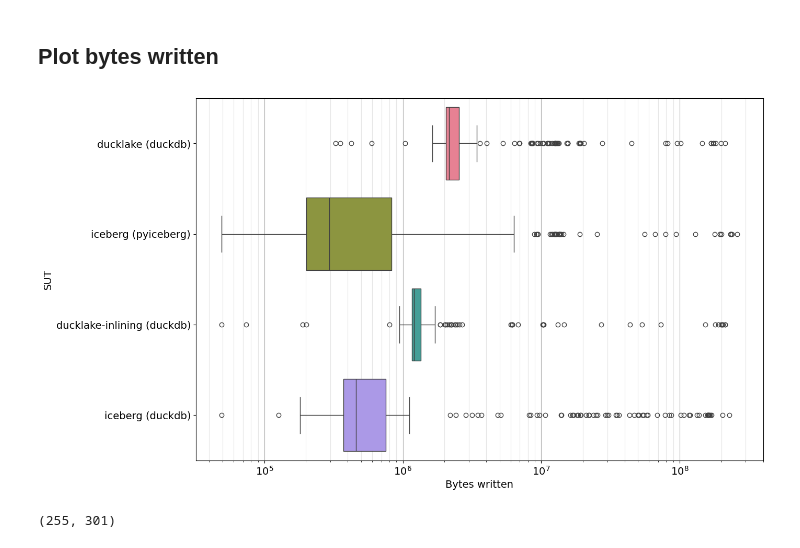
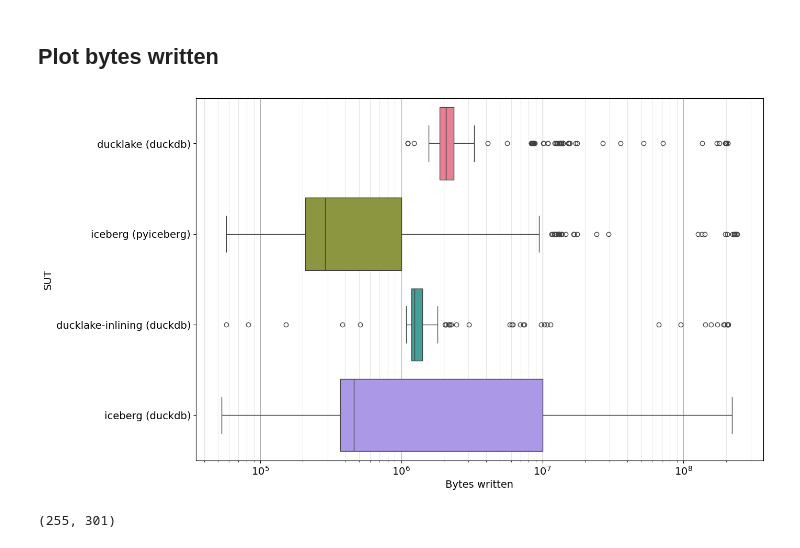
Before and after one commit to schmidtvinicius/thesis, a Jupyter notebook: benchmark/analysis/analysis-inidividual.ipynb, the cells around one changed output. Drawn from its saved outputs; the diff is of its cells as text; code cells hidden in the pictures.

```diff
--- a/benchmark/analysis/analysis-inidividual.ipynb
+++ b/benchmark/analysis/analysis-inidividual.ipynb
@@ -126,27 +127,27 @@ def get_bytes_written(experiment_ids: list[int]):
                         f"WHERE experiment_id IN ({",".join(["?" for _ in range(len(experiment_ids))])}) " \
                         "ORDER BY experiment_id;", params=experiment_ids).fetchnumpy()
 # %%
-bytes_written_experiment_ids = [2,5,8,11]
+# bytes_written_experiment_ids = [2,5,8,11]
 # bytes_written_experiment_ids = [1,4,7,10]
-# bytes_written_experiment_ids = [3,6,9,12]
+bytes_written_experiment_ids = [3,6,9,12]
 bytes_written = get_bytes_written(bytes_written_experiment_ids)
 
 plt.figure(figsize=(14,9))
 ax = plt.subplot()
 ax.grid()
 ax.grid(which="minor", color="0.9")
 # ax.set_title("Boxplot of bytes written to disk at every second when inserting individual events to each SUT (warm run)", fontsize=FONT_SIZE_TITLE+2)
 ax.set_xlabel("Bytes written", fontsize=FONT_SIZE+2)
 ax.tick_params(axis="both", which='major', labelsize=FONT_SIZE+2)
 # ax.tick_params(axis="y", labelrotation=30)
 ax.set_ylabel("SUT", fontsize=FONT_SIZE+2)
 sns.boxplot(bytes_written, x="bytes_written_clean", y="lakehouse", hue="lakehouse", palette=sns.color_palette("husl", len(bytes_written_experiment_ids)), ax=ax, log_scale=True)
 # plt.legend(loc="best", title="SUT", bbox_to_anchor=(1, 0.5), fontsize=FONT_SIZE)
-# plt.savefig("/home/vinicius/drive/RU/Master/2526/thesis/Master_Thesis/imgs/box-bytes-written-individual.eps", bbox_inches="tight")
+# plt.savefig("/home/vinicius/drive/RU/Master/2526/thesis/Master_Thesis/imgs/appendix/box-bytes-written-individual-run2.eps", bbox_inches="tight")
 
 plt.show()
 # %% [output]
-[figure, old version]
+[figure, new version]
 # %%
 def calculate_outliers(arr: np.array) -> tuple[np.array, np.array]:
     iqr = scipy.stats.iqr(arr)
```
Also changed, not shown: parts of 5 cells of this notebook, 57 other files.
